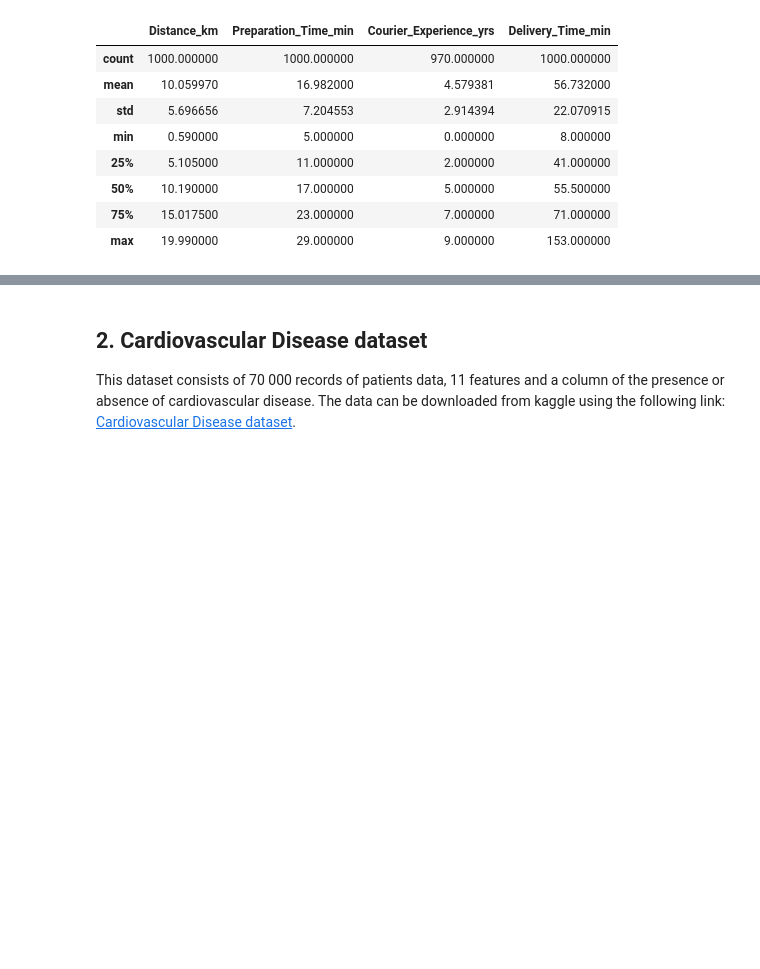
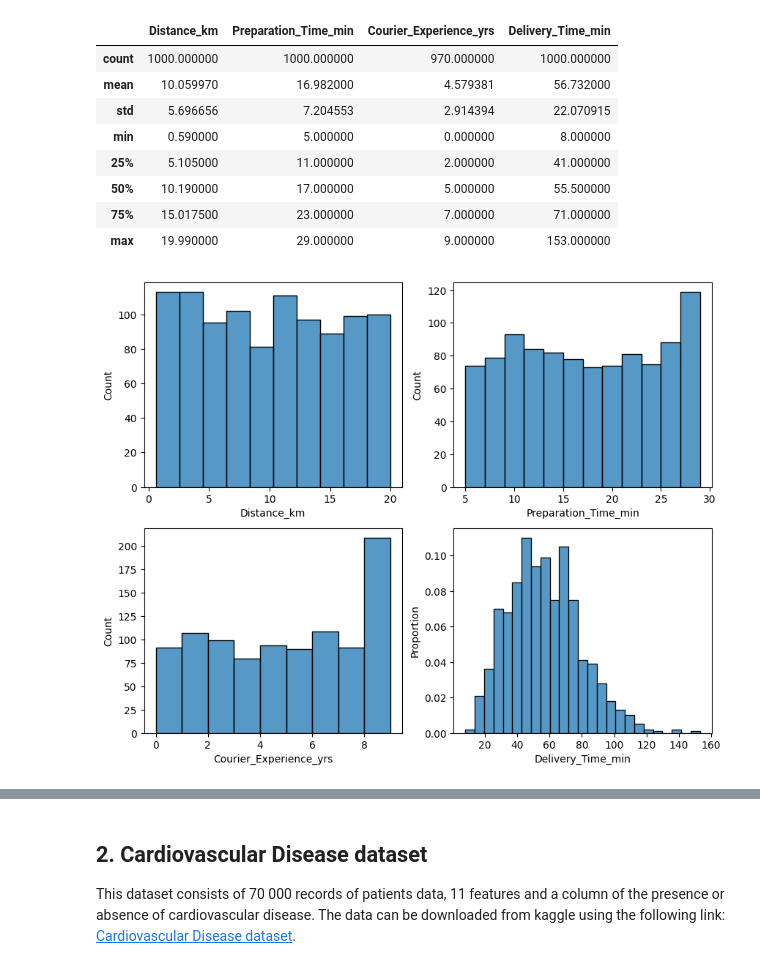
Before and after one commit to LaimengEung/inf-604-data-analysis-i-repo, a Jupyter notebook: Copy_of_Lab2_Univariate_Analysis.ipynb, the cells around one changed output, grey strips where cells are left out. Drawn from its saved outputs; the diff is of its cells as text; code cells hidden in the pictures; blank space fills up the shorter version.

```diff
--- a/Copy_of_Lab2_Univariate_Analysis.ipynb
+++ b/Copy_of_Lab2_Univariate_Analysis.ipynb
@@ -114,3 +161,17 @@ data.describe()
 | 50% | 10.190000 | 17.000000 | 5.000000 | 55.500000 |
 | 75% | 15.017500 | 23.000000 | 7.000000 | 71.000000 |
 | max | 19.990000 | 29.000000 | 9.000000 | 153.000000 |
+# %%
+# Create graphical representation of quantitative columns
+fig, ax = plt.subplots(2, 2, figsize=(10, 8))
+
+for i, var in enumerate(data.select_dtypes(include='number').columns):
+    if var in ['Distance_km', 'Preparation_Time_min']:
+        sns.histplot(data=data, x=var, ax=ax[i // 2, i % 2], binwidth=2)
+    elif var == 'Courier_Experience_yrs':
+        sns.histplot(data=data, x=var, ax=ax[i // 2, i % 2], binwidth=1)
+    else:
+        sns.histplot(data=data, x=var, ax=ax[i // 2, i % 2], stat='proportion')
+        # ax[i // 2, i % 2].bar_label(ax[i // 2, i % 2].containers[0], fmt='%.2f') # set label on top of each bar
+# %% [output]
+[figure, added]
```
Also changed, not shown: parts of 14 cells of this notebook, 1 other file.
